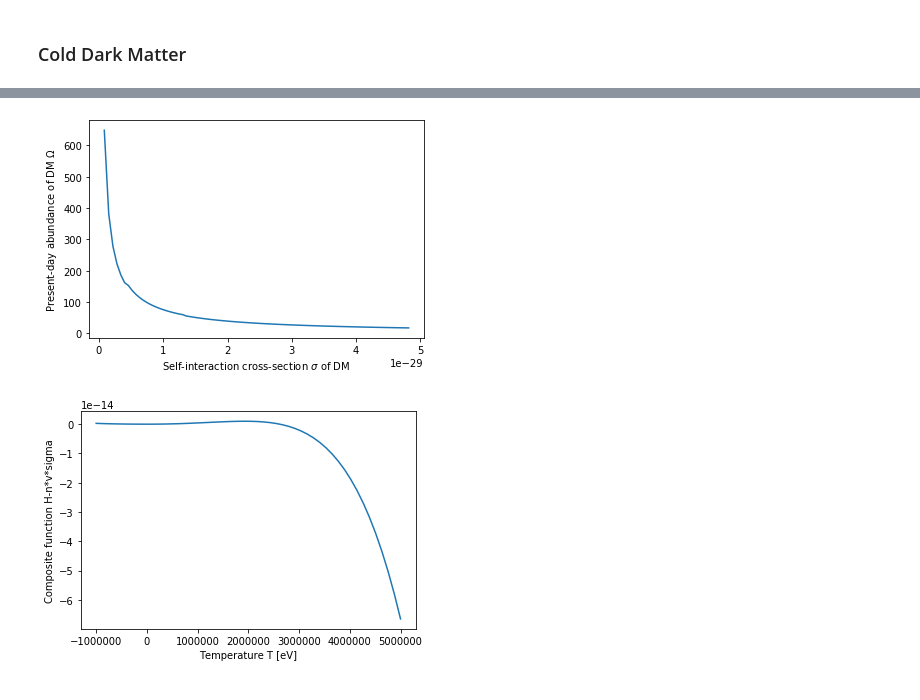
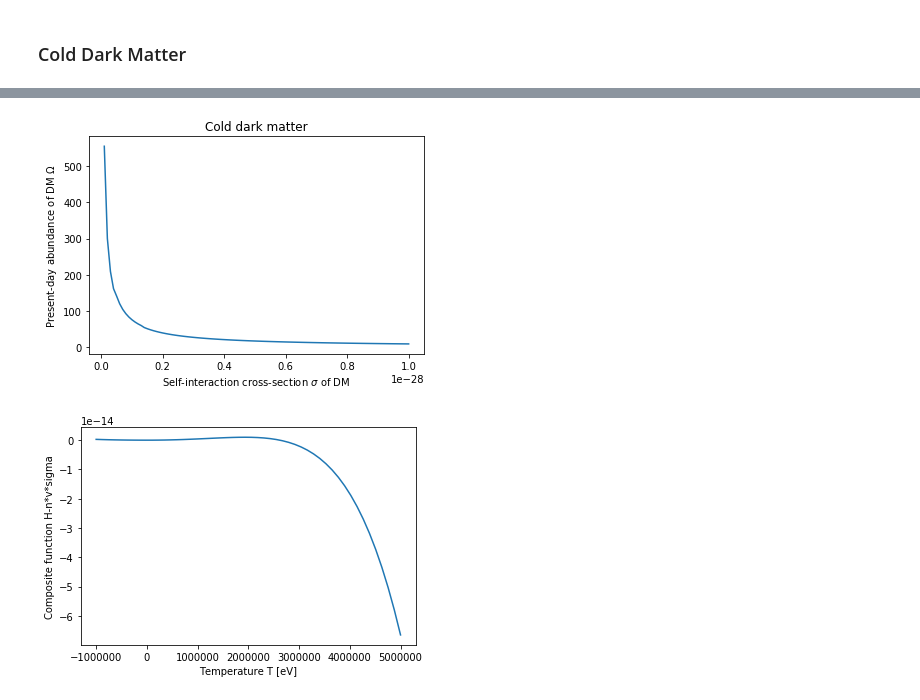
Before and after one commit to adam-coogan/gss19_subhalos, a Jupyter notebook: week_1/Final_Draft.ipynb, the cells around one changed output, grey strips where cells are left out. Cells and saved outputs as stored; diff of their text form; code cells hidden in the pictures.

```diff
--- a/week_1/Final_Draft.ipynb
+++ b/week_1/Final_Draft.ipynb
@@ -157,14 +157,16 @@ def v(T,rel=True,m=0):
         else:
             return (3*k_B*T/m)**(1/2)
 
-#cross-section of DM self-interaction. The parameter alpha can be varied for
-#easy plotting of different values of sigma
-def sigma(T,alpha=1):
-    return alpha*(G_F**2)*(T**2)
+#cross-section of DM self-interaction
+def sigma(T,sigma_const=0):
+    if sigma_const == 0:
+        return (G_F**2)*(T**2)
+    else:
+        return sigma_const
 
 #solve for freeze-out temperature T_fo
-def T_fo_solver(rel=True,alpha=1,m=0):
-    composite = lambda T: H(T) - (n(T,rel=rel,m=m)*v(T,rel=rel,m=m)*sigma(T,alpha))
+def T_fo_solver(rel=True,sigma_const=0,m=0):
+    composite = lambda T: H(T) - (n(T,rel=rel,m=m)*v(T,rel=rel,m=m)*sigma(T,sigma_const))
     T_initial_guess = 10**12
     return fsolve(composite,T_initial_guess)
 
@@ -194,15 +196,12 @@ plt.show()
 # %% [output]
 [figure]
 # %%
-#plot Omega as a fn of sigma with constant m. parameter alpha
-#defined for ease of plotting, see fn sigma
+#plot Omega as a fn of sigma with constant m = 0.1 eV
 m_const = 0.1
-alpha_vect = np.linspace(1,1000,100)
-sigma_vect = []
+sigma_vect = np.linspace(0.1*10**-29,10*10**-29,100)
 Omega_vect = []
-for alpha in alpha_vect:
-    T_fo = T_fo_solver(rel=True,alpha=alpha,m=m_const)[0]
-    sigma_vect.append(alpha*G_F**2*T_fo**2)
+for sigma_const in sigma_vect:
+    T_fo = T_fo_solver(rel=True,sigma_const=sigma_const,m=m_const)[0]
     Omega_vect.append(Omega(T_fo,m_const,True))
 plt.plot(sigma_vect,Omega_vect)
 plt.title("Hot dark matter")
@@ -220,10 +218,11 @@ plt.show()
 m_vect = np.linspace(0.1*10**9,1*10**9,100)
 Omega_vect = []
 for m in m_vect:
-    T_fo = T_fo_solver(rel=False,alpha=1,m=m)[0]
+    T_fo = T_fo_solver(rel=False,m=m)[0]
     Omega_vect.append(Omega(T_fo,m,False))
 
 plt.plot(m_vect,Omega_vect)
+plt.title("Cold dark matter")
 plt.xlabel("Mass of DM particle $m$ [$eV$]")
 plt.ylabel("Present-day abundance of DM $\Omega$")
 plt.show()
@@ -232,15 +231,13 @@ plt.show()
 # %%
-#plot Omega as a fn of sigma with constant m. parameter alpha
-#defined for ease of plotting, see fn sigma
+#plot Omega as a fn of sigma with constant m = 1 GeV
 m_const = 10**9
-alpha_vect = np.linspace(1,100,100)
-sigma_vect = []
+sigma_vect = np.linspace(0.1*10**-29,10*10**-29,100)
 Omega_vect = []
-for alpha in alpha_vect:
-    T_fo = T_fo_solver(rel=False,alpha=alpha,m=m_const)[0]
-    sigma_vect.append(alpha*G_F**2*T_fo**2)
+for sigma_const in sigma_vect:
+    T_fo = T_fo_solver(rel=False,sigma_const=sigma_const,m=m_const)[0]
     Omega_vect.append(Omega(T_fo,m_const,False))
 plt.plot(sigma_vect,Omega_vect)
+plt.title("Cold dark matter")
 plt.xscale('linear')
 plt.xlabel("Self-interaction cross-section $\sigma$ of DM")
 plt.ylabel("Present-day abundance of DM $\Omega$")
@@ -250,4 +246,4 @@ plt.show()
-[figure, old version]
+[figure, new version]
 # %%
 #sanity check for T_fo_solver. Plot composite function for hot DM, make sure that the roots are valid
 
```
Also changed, not shown: parts of 5 cells of this notebook, 1 other file.
